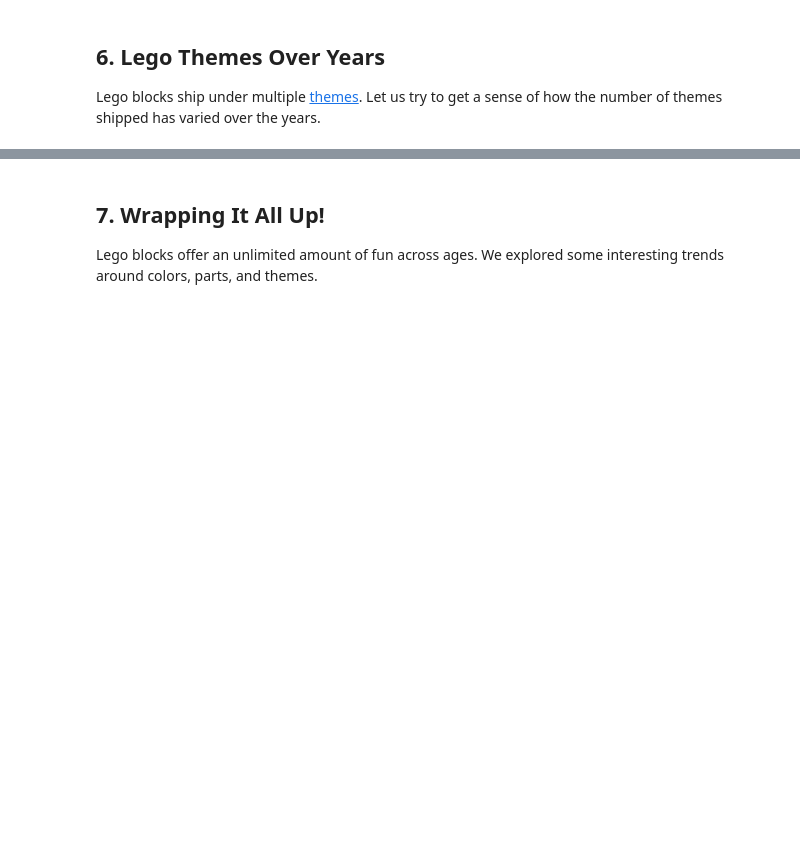
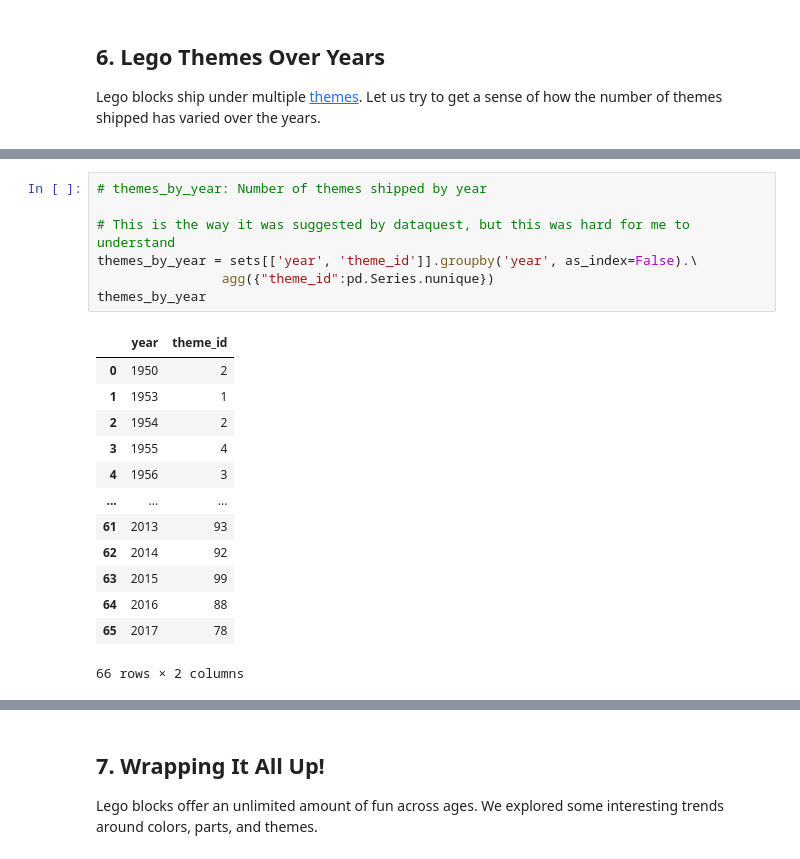
Before and after one commit to TR-1000/Machine-Learning-and-Data-Science, a Jupyter notebook: legos/notebook.ipynb, the cells around one changed output, grey strips where cells are left out. Saved outputs shown, nothing was run; the diff lists cells and outputs as text; blank space fills up the shorter version.

```diff
--- a/legos/notebook.ipynb
+++ b/legos/notebook.ipynb
@@ -51,0 +62,21 @@ colors.head()
+# %%
+# themes_by_year: Number of themes shipped by year
+
+# This is the way it was suggested by dataquest, but this was hard for me to understand
+themes_by_year = sets[['year', 'theme_id']].groupby('year', as_index=False).\
+                agg({"theme_id":pd.Series.nunique})
+themes_by_year
+# %% [output]
+|  | year | theme_id |
+| 0 | 1950 | 2 |
+| 1 | 1953 | 1 |
+| 2 | 1954 | 2 |
+| 3 | 1955 | 4 |
+| 4 | 1956 | 3 |
+| ... | ... | ... |
+| 61 | 2013 | 93 |
+| 62 | 2014 | 92 |
+| 63 | 2015 | 99 |
+| 64 | 2016 | 88 |
+| 65 | 2017 | 78 |
+66 rows × 2 columns
```
Also changed, not shown: parts of 8 cells of this notebook.
